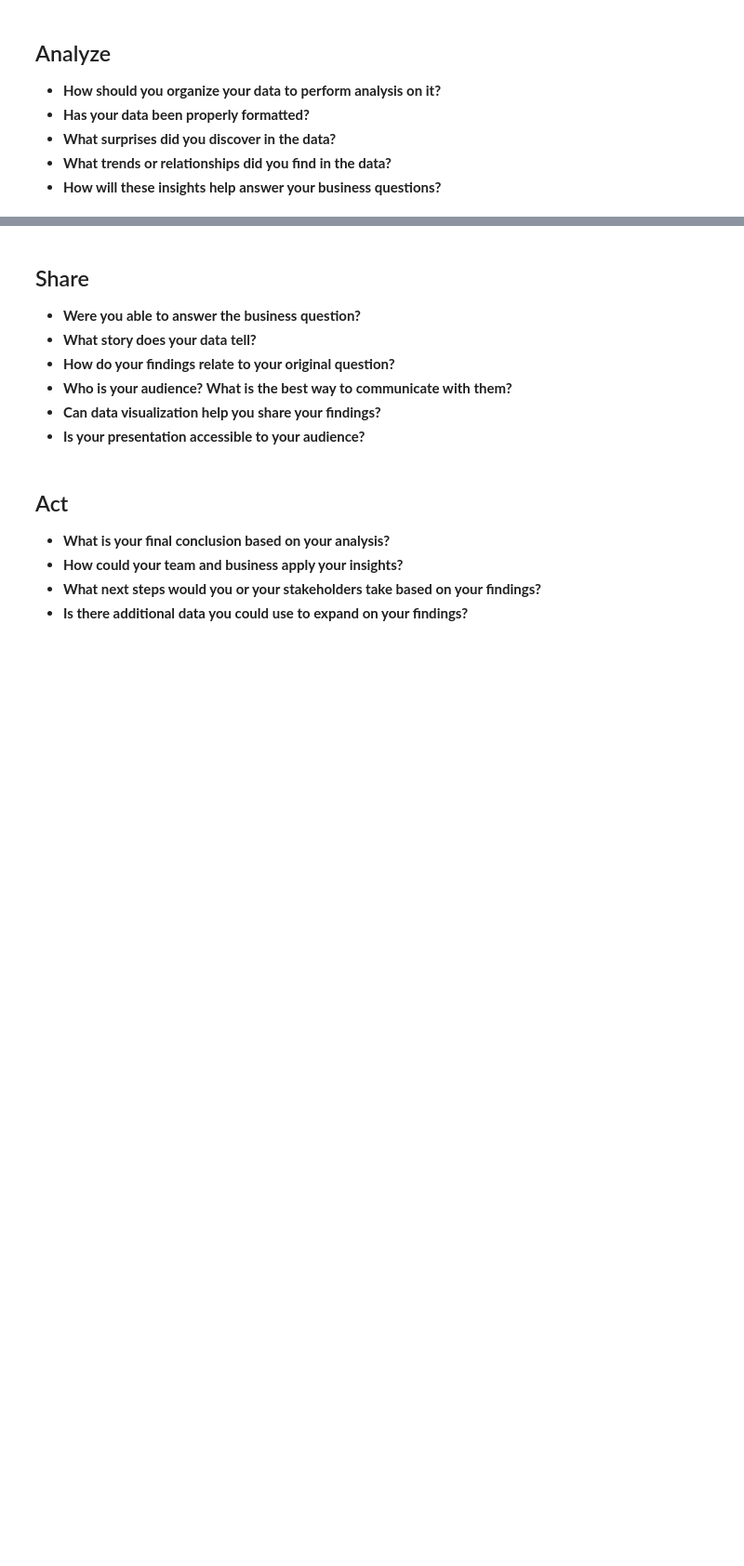
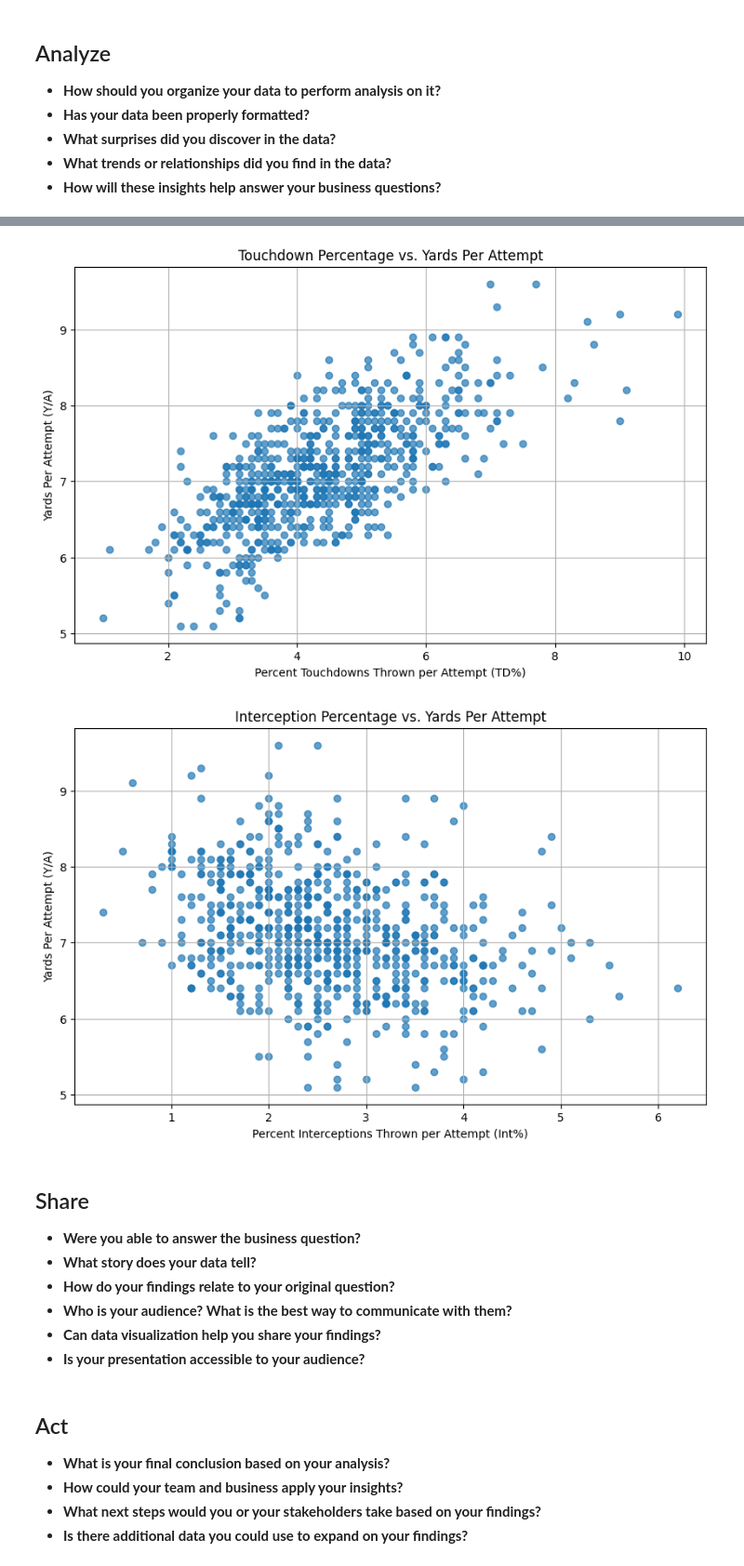
Before and after one commit to vtrackstar/Google-DA-Projects, a Jupyter notebook: nfl-passing-through-the-millennium-case-study.ipynb, the cells around one changed output, grey strips where cells are left out. Shown at 93% size. Drawn from its saved outputs; the diff is of its cells as text; code cells hidden in the pictures; blank space fills up the shorter version.

```diff
--- a/nfl-passing-through-the-millennium-case-study.ipynb
+++ b/nfl-passing-through-the-millennium-case-study.ipynb
@@ -61,3 +133,28 @@ filtered_df.head()
+# %%
+import matplotlib.pyplot as plt
+
+# Create the scatterplot to display touchdowns thrown vs yards per attempt
+plt.figure(figsize=(10, 6))
+plt.scatter(filtered_df['TD%'], filtered_df['Y/A'], alpha=0.7)
+plt.title('Touchdown Percentage vs. Yards Per Attempt')
+plt.xlabel('Percent Touchdowns Thrown per Attempt (TD%)')
+plt.ylabel('Yards Per Attempt (Y/A)')
+plt.grid(True)
+plt.show()
+
+import matplotlib.pyplot as plt
+
+# Create the scatterplot to display touchdowns thrown vs yards per attempt
+plt.figure(figsize=(10, 6))
+plt.scatter(filtered_df['Int%'], filtered_df['Y/A'], alpha=0.7)
+plt.title('Interception Percentage vs. Yards Per Attempt')
+plt.xlabel('Percent Interceptions Thrown per Attempt (Int%)')
+plt.ylabel('Yards Per Attempt (Y/A)')
+plt.grid(True)
+plt.show()
+# %% [output]
+[figure, added]
+[figure, added]
 # %% [markdown]
 ## Share
 * **Were you able to answer the business question?**
```
Also changed, not shown: parts of 4 cells of this notebook.
